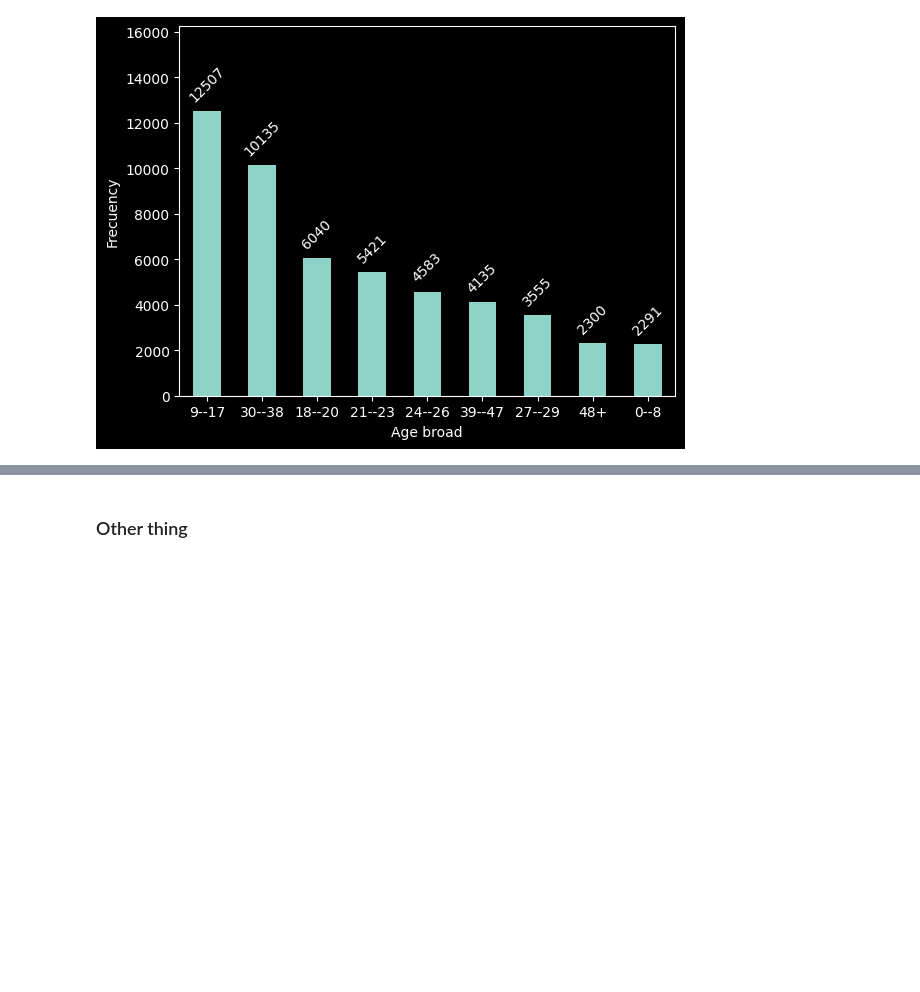
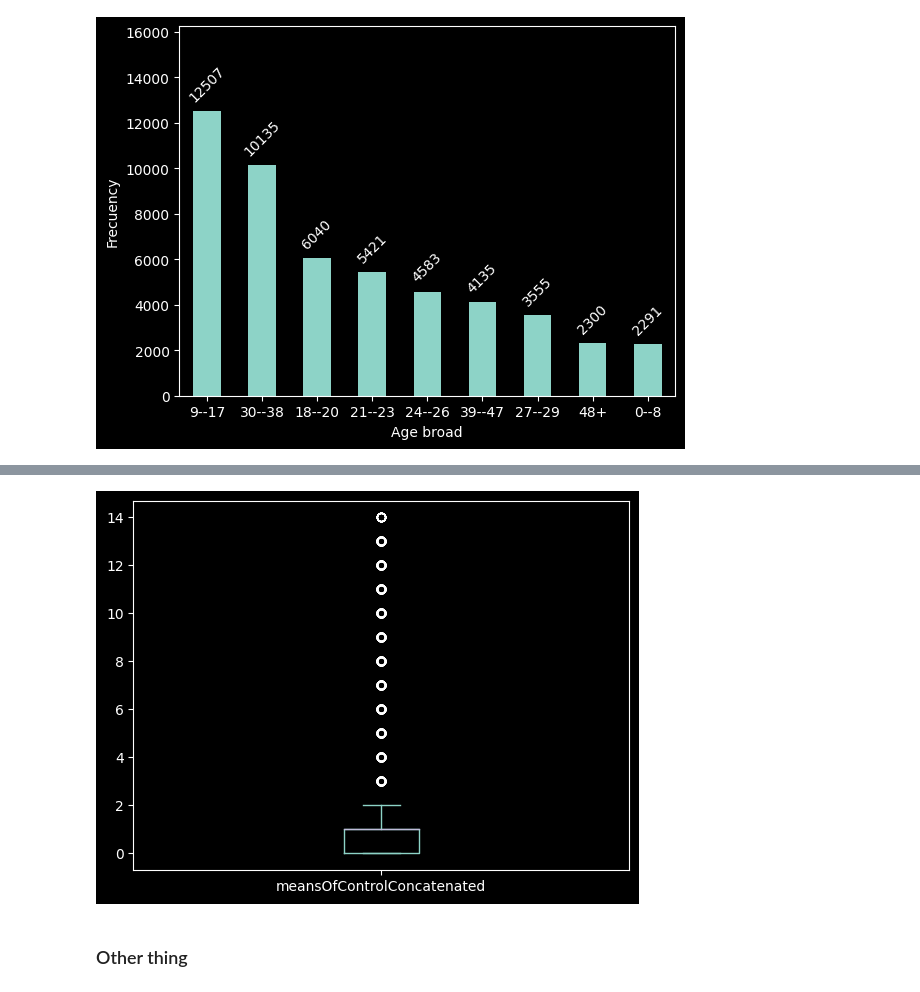
Before and after one commit to JPena-code/minig-course, a Jupyter notebook: EDA.ipynb, the cells around one changed output, grey strips where cells are left out. Saved outputs shown, nothing was run; the diff lists cells and outputs as text; code cells hidden in the pictures; blank space fills up the shorter version.

Commit message:
Boxplot of "concatened" columns

```diff
--- a/EDA.ipynb
+++ b/EDA.ipynb
@@ -277,3 +275,10 @@ plt.show()
+# %%
+count_totals = raw_data.filter(regex='(Concatenated|Relationship)$')
+count_totals = count_totals.applymap(lambda x: len(x.split(';')), na_action='ignore').fillna(0).astype('int32')
+# %%
+axis =count_totals.plot(kind='box',column='meansOfControlConcatenated')
+# %% [output]
+[figure, added]
 # %% [markdown]
 ### Other thing
 # %%
```
Also changed, not shown: parts of 9 cells of this notebook.
